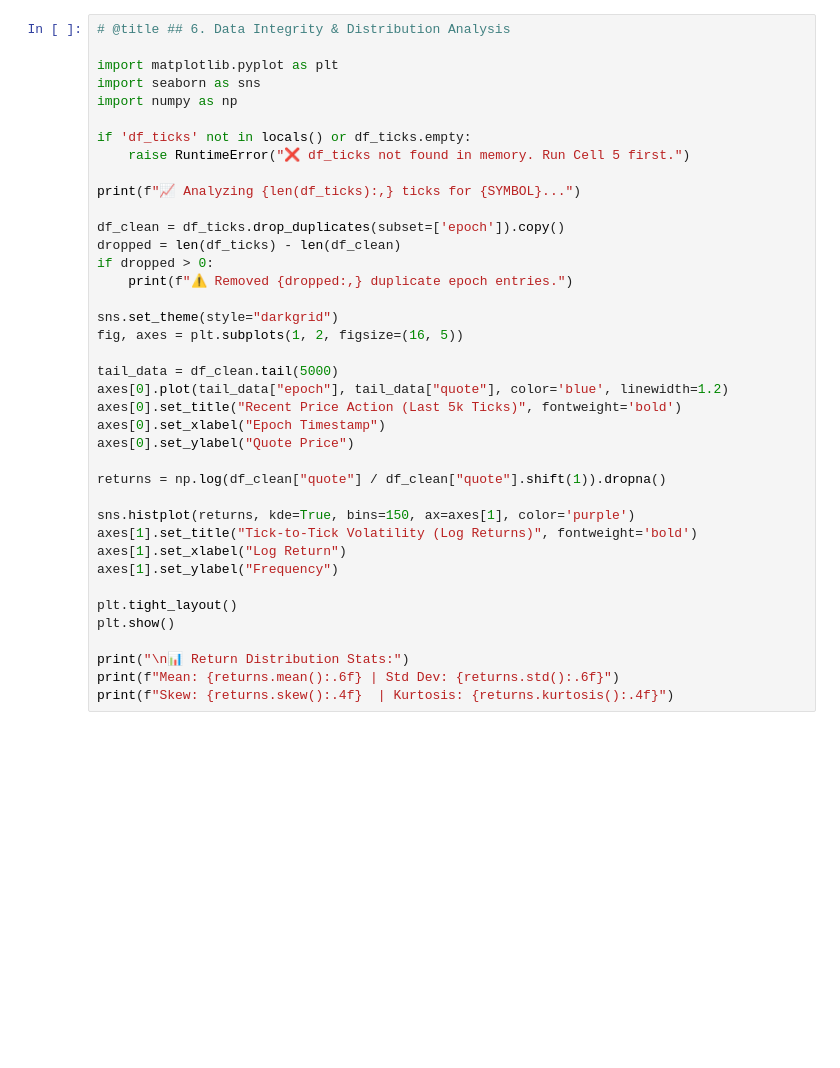
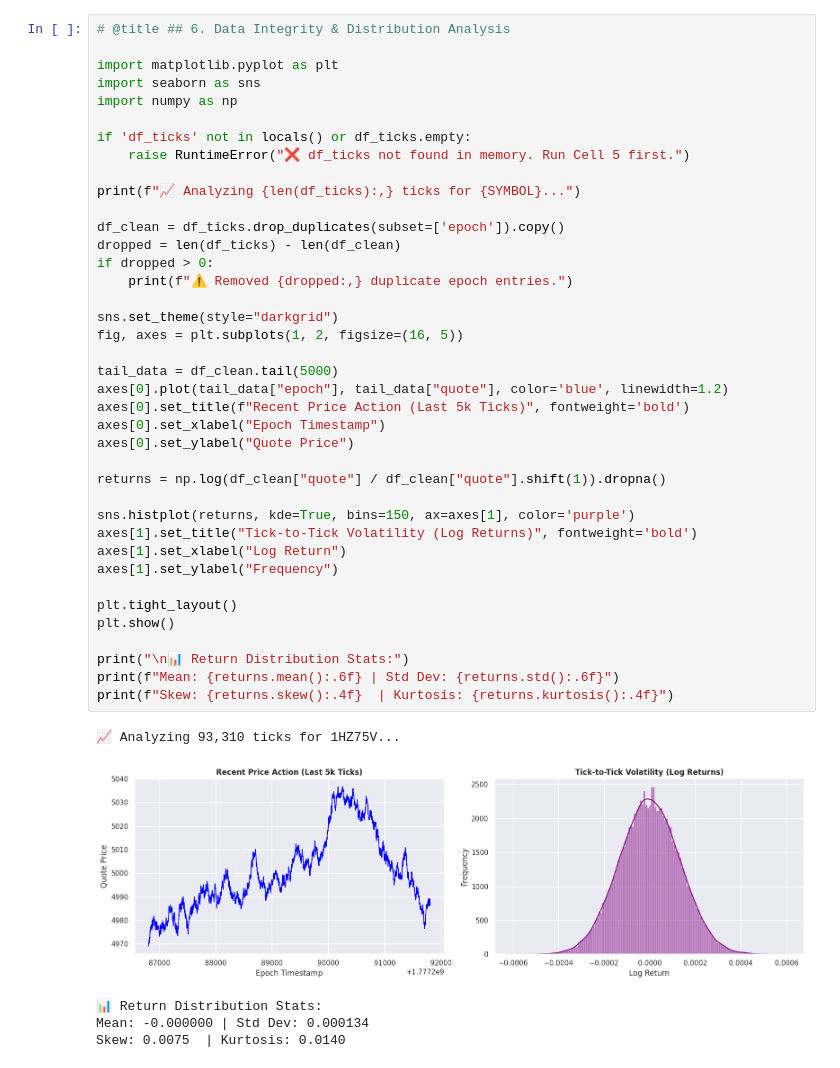
Before and after one commit to planetazul3/hope, a Jupyter notebook: notebooks/kaggle_training.ipynb, the cells around one changed output. Drawn from its saved outputs; the diff is of its cells as text; blank space fills up the shorter version.

```diff
--- a/notebooks/kaggle_training.ipynb
+++ b/notebooks/kaggle_training.ipynb
@@ -225,31 +321,37 @@ if 'df_ticks' not in locals() or df_ticks.empty:
     raise RuntimeError("❌ df_ticks not found in memory. Run Cell 5 first.")
 
 print(f"📈 Analyzing {len(df_ticks):,} ticks for {SYMBOL}...")
 
 df_clean = df_ticks.drop_duplicates(subset=['epoch']).copy()
 dropped = len(df_ticks) - len(df_clean)
 if dropped > 0:
     print(f"⚠️ Removed {dropped:,} duplicate epoch entries.")
 
 sns.set_theme(style="darkgrid")
 fig, axes = plt.subplots(1, 2, figsize=(16, 5))
 
 tail_data = df_clean.tail(5000)
 axes[0].plot(tail_data["epoch"], tail_data["quote"], color='blue', linewidth=1.2)
-axes[0].set_title("Recent Price Action (Last 5k Ticks)", fontweight='bold')
+axes[0].set_title(f"Recent Price Action (Last 5k Ticks)", fontweight='bold')
 axes[0].set_xlabel("Epoch Timestamp")
 axes[0].set_ylabel("Quote Price")
 
 returns = np.log(df_clean["quote"] / df_clean["quote"].shift(1)).dropna()
 
 sns.histplot(returns, kde=True, bins=150, ax=axes[1], color='purple')
 axes[1].set_title("Tick-to-Tick Volatility (Log Returns)", fontweight='bold')
 axes[1].set_xlabel("Log Return")
 axes[1].set_ylabel("Frequency")
 
 plt.tight_layout()
 plt.show()
 
 print("\n📊 Return Distribution Stats:")
 print(f"Mean: {returns.mean():.6f} | Std Dev: {returns.std():.6f}")
 print(f"Skew: {returns.skew():.4f}  | Kurtosis: {returns.kurtosis():.4f}")
+# %% [output]
+📈 Analyzing 93,310 ticks for 1HZ75V...
+[figure, added]
+📊 Return Distribution Stats:
+Mean: -0.000000 | Std Dev: 0.000134
+Skew: 0.0075  | Kurtosis: 0.0140
```
Also changed, not shown: parts of 10 cells of this notebook, 4 other files.
